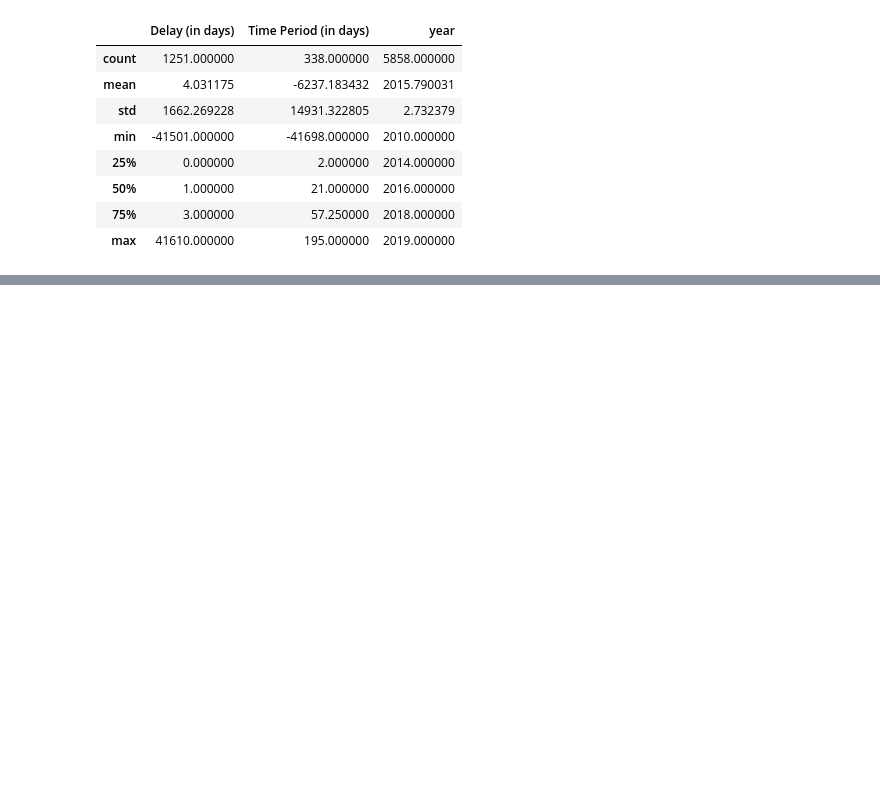
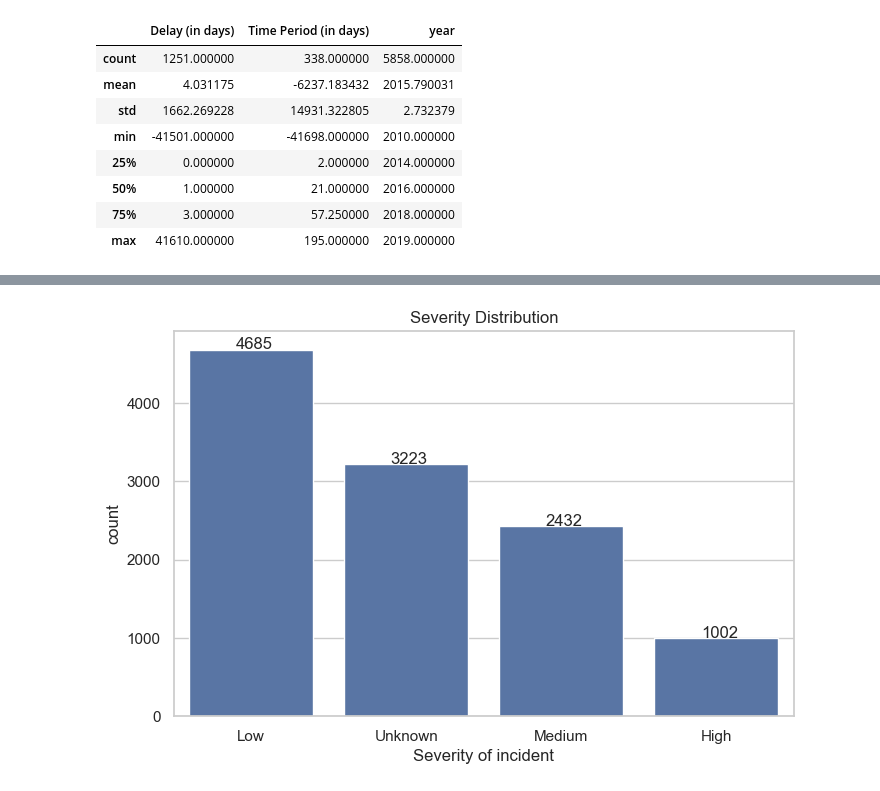
Before and after one commit to Dhanu37400/Data-cleaning-and-EDA, a Jupyter notebook: Cleaned_NewMergedNearMiss.ipynb, the cells around one changed output, grey strips where cells are left out. Saved outputs shown, nothing was run; the diff lists cells and outputs as text; code cells hidden in the pictures; blank space fills up the shorter version.

```diff
--- a/Cleaned_NewMergedNearMiss.ipynb
+++ b/Cleaned_NewMergedNearMiss.ipynb
@@ -96,0 +1174,16 @@ dtype: int64
+# %%
+plt.figure(figsize=(8,5))
+
+ax = sns.countplot(
+    x='Severity of incident',
+    data=data,
+    order=data['Severity of incident'].value_counts().index
+)
+for p in ax.patches:
+    ax.annotate(int(p.get_height()),
+                (p.get_x() + 0.3, p.get_height() + 5))
+
+plt.title("Severity Distribution")
+plt.show()
+# %% [output]
+[figure, added]
```
Also changed, not shown: parts of 194 cells of this notebook.
